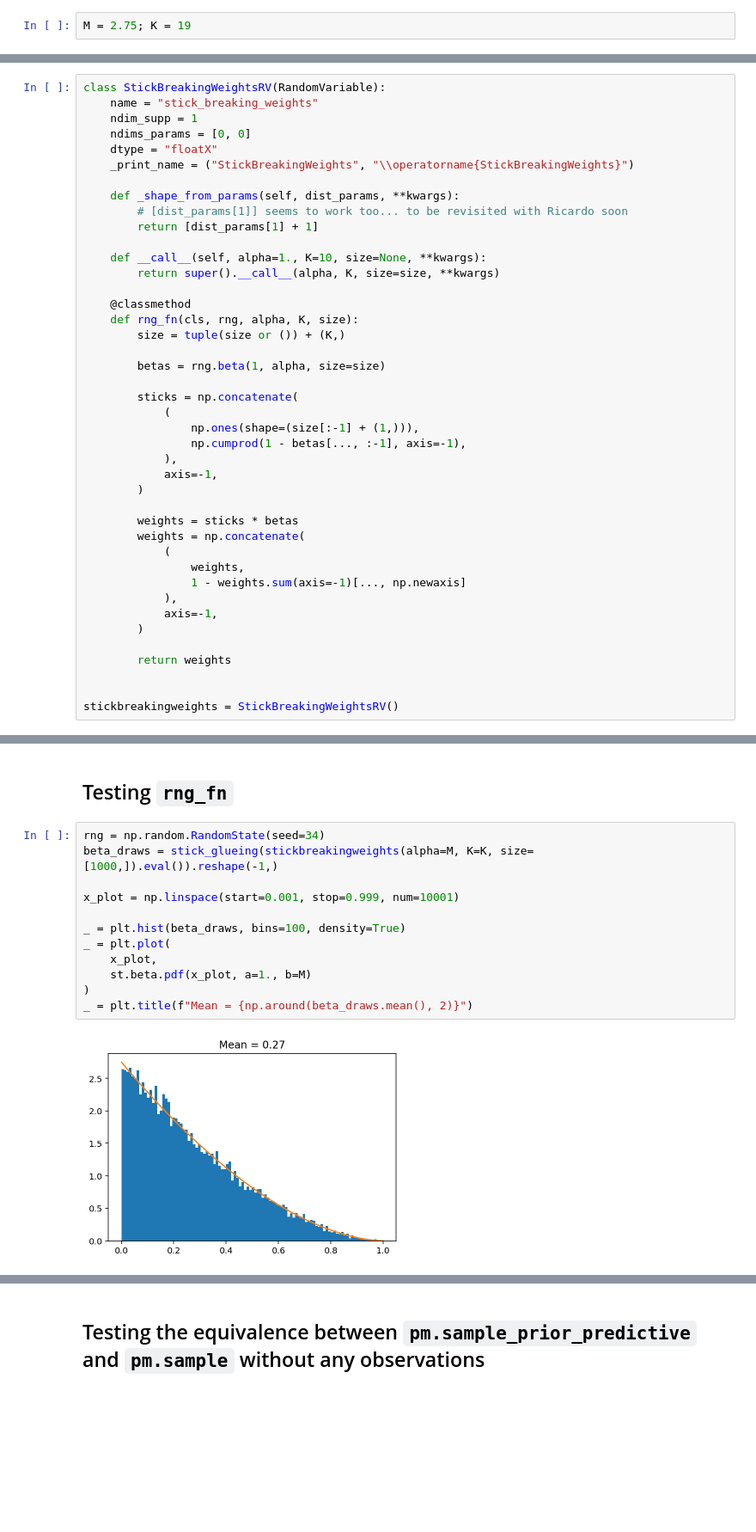
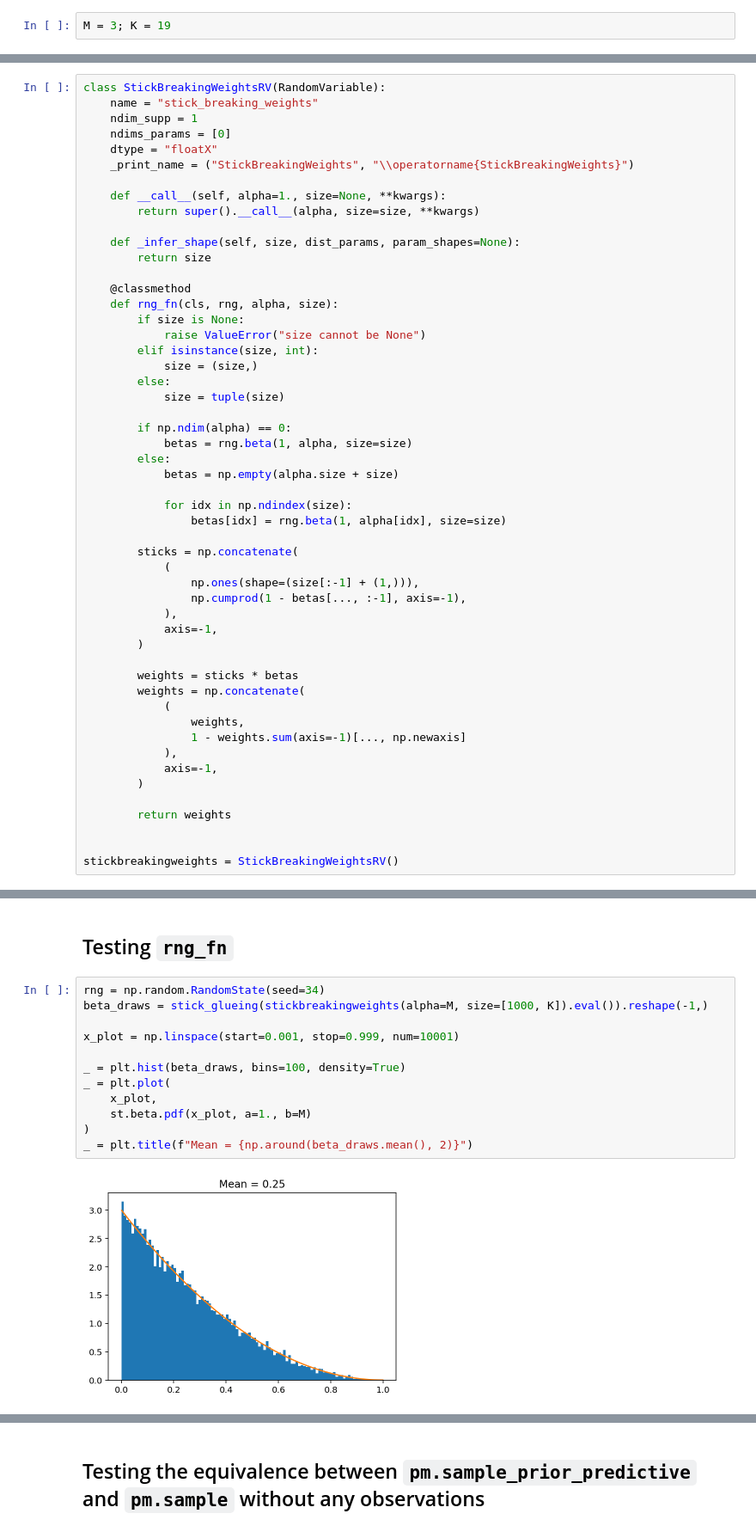
Before and after one commit to larryshamalama/pymc3-playground, a Jupyter notebook: notebooks/progress/stickbreakingweights.ipynb, the cells around one changed output, grey strips where cells are left out. Shown at 86% size. Drawn from its saved outputs; the diff is of its cells as text; blank space fills up the shorter version.

```diff
--- a/notebooks/progress/stickbreakingweights.ipynb
+++ b/notebooks/progress/stickbreakingweights.ipynb
@@ -37,5 +43,5 @@ Aesara version: 2.2.1
 # %%
-M = 2.75; K = 19
+M = 3; K = 19
 # %%
 def stick_glueing(weights):
     shape = tuple(weights.shape or ())
@@ -60,22 +88,32 @@ def stick_glueing(weights):
 class StickBreakingWeightsRV(RandomVariable):
     name = "stick_breaking_weights"
     ndim_supp = 1
-    ndims_params = [0, 0]
+    ndims_params = [0]
     dtype = "floatX"
     _print_name = ("StickBreakingWeights", "\\operatorname{StickBreakingWeights}")
 
-    def _shape_from_params(self, dist_params, **kwargs):
-        # [dist_params[1]] seems to work too... to be revisited with Ricardo soon
-        return [dist_params[1] + 1]
+    def __call__(self, alpha=1., size=None, **kwargs):
+        return super().__call__(alpha, size=size, **kwargs)
 
-    def __call__(self, alpha=1., K=10, size=None, **kwargs):
-        return super().__call__(alpha, K, size=size, **kwargs)
+    def _infer_shape(self, size, dist_params, param_shapes=None):
+        return size
 
     @classmethod
-    def rng_fn(cls, rng, alpha, K, size):
-        size = tuple(size or ()) + (K,)
+    def rng_fn(cls, rng, alpha, size):
+        if size is None:
+            raise ValueError("size cannot be None")
+        elif isinstance(size, int):
+            size = (size,)
+        else:
+            size = tuple(size)
 
-        betas = rng.beta(1, alpha, size=size)
+        if np.ndim(alpha) == 0:
+            betas = rng.beta(1, alpha, size=size)
+        else:
+            betas = np.empty(alpha.size + size)
+
+            for idx in np.ndindex(size):
+                betas[idx] = rng.beta(1, alpha[idx], size=size)
 
         sticks = np.concatenate(
             (
@@ -102,18 +147,18 @@ stickbreakingweights = StickBreakingWeightsRV()
 ## Testing `rng_fn`
 # %%
 rng = np.random.RandomState(seed=34)
-beta_draws = stick_glueing(stickbreakingweights(alpha=M, K=K, size=[1000,]).eval()).reshape(-1,)
+beta_draws = stick_glueing(stickbreakingweights(alpha=M, size=[1000, K]).eval()).reshape(-1,)
 
 x_plot = np.linspace(start=0.001, stop=0.999, num=10001)
 
 _ = plt.hist(beta_draws, bins=100, density=True)
 _ = plt.plot(
     x_plot,
     st.beta.pdf(x_plot, a=1., b=M)
 )
 _ = plt.title(f"Mean = {np.around(beta_draws.mean(), 2)}")
 # %% [output]
-[figure, old version]
+[figure, new version]
 # %%
 class StickBreakingWeights(Continuous):
     rv_op = stickbreakingweights
```
Also changed, not shown: parts of 20 cells of this notebook, 11 other files.
